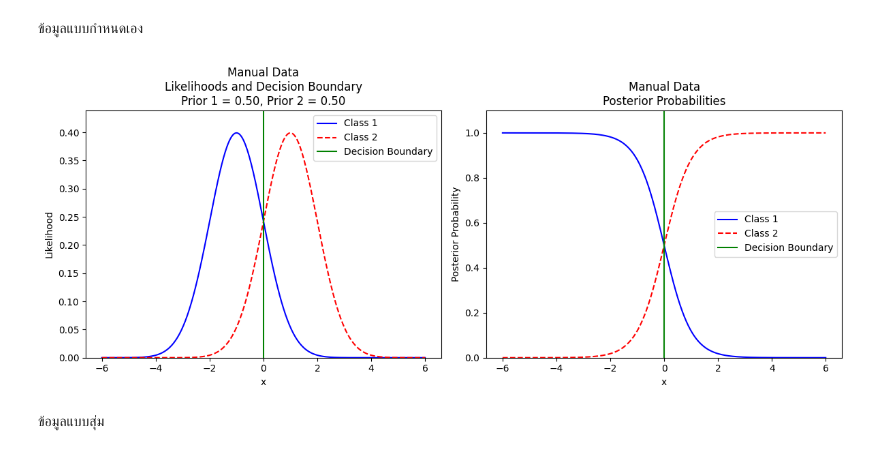
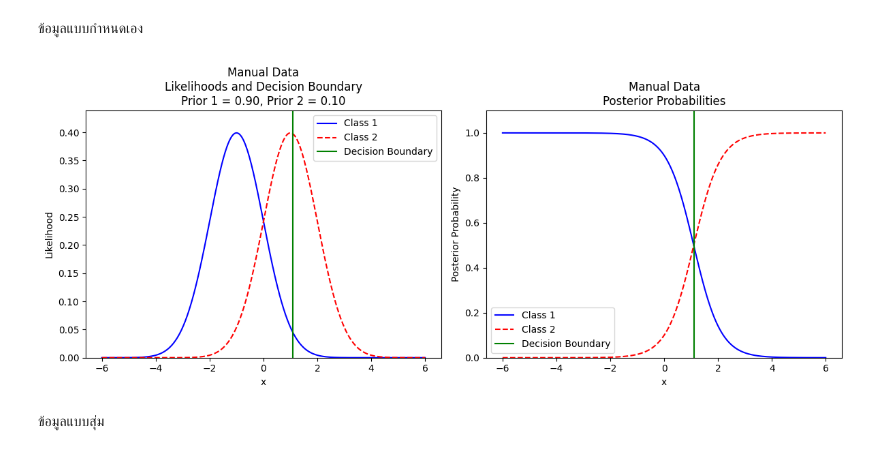
Before and after one commit to MLol-3/Machine-learning-class67, a Jupyter notebook: Bayes/Q1.ipynb, the cells around one changed output. Drawn from its saved outputs; the diff is of its cells as text; code cells hidden in the pictures.

```diff
--- a/Bayes/Q1.ipynb
+++ b/Bayes/Q1.ipynb
@@ -67,20 +67,20 @@ def calculate_priors(class1, class2):
 # %%
 mean1_manual, std_dev1_manual = -1, 1
 mean2_manual, std_dev2_manual = 1, 1
-prior1_manual, prior2_manual = 0.5, 0.5  # Equal priors
+prior1_manual, prior2_manual = 0.9, 0.1  # Equal priors
 
 x_manual = np.linspace(-6, 6, 1000)
 
 likelihood1_manual = gaussian_pdf(x_manual, mean1_manual, std_dev1_manual)
 likelihood2_manual = gaussian_pdf(x_manual, mean2_manual, std_dev2_manual)
 post1_manual, post2_manual = posterior(x_manual, mean1_manual, mean2_manual, std_dev1_manual, std_dev2_manual, prior1_manual, prior2_manual)
 
 db_manual = decision_boundary(x_manual, mean1_manual, mean2_manual, std_dev1_manual, std_dev2_manual, prior1_manual, prior2_manual)
 db_x_manual = x_manual[np.argmin(np.abs(db_manual))]
 
 plot_graphs(x_manual, likelihood1_manual, likelihood2_manual, post1_manual, post2_manual, db_x_manual, None, None, prior1_manual, prior2_manual, "Manual Data")
 # %% [output]
-[figure, old version]
+[figure, new version]
 # %% [markdown]
 ข้อมูลแบบสุ่ม
 # %%
```
Also changed, not shown: parts of 2 cells of this notebook, 1 other file.
